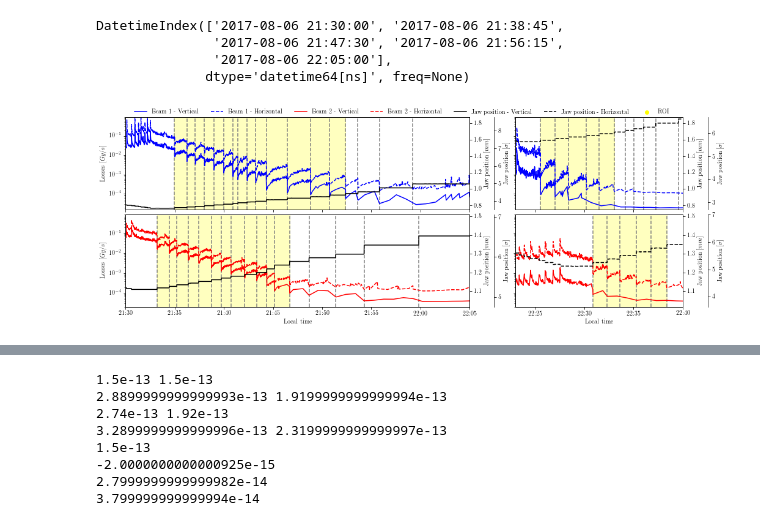
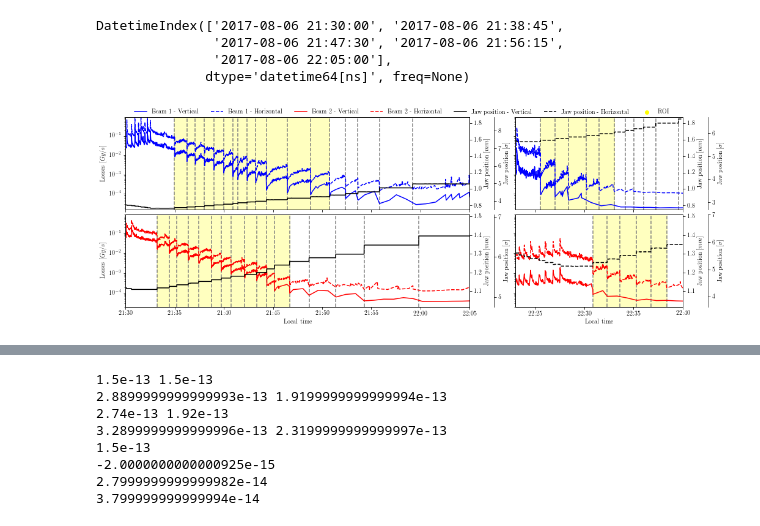
Before and after one commit to carlidel/collimator_scans, a Jupyter notebook: plots_and_tables.ipynb, the cells around one changed output, grey strips where cells are left out. Cells and saved outputs as stored; diff of their text form; code cells hidden in the pictures.

```diff
--- a/plots_and_tables.ipynb
+++ b/plots_and_tables.ipynb
@@ -300,11 +300,11 @@ ax3_bis.plot(global_datetime, b_func(global_t), color="black", linestyle="--")
 
 
 for i, v in enumerate(vals_loss_1_rs9):
-    color = "grey" if i != 0 and i != 14 else "grey"
+    color = "grey" if i != 0 and i != 13 else "grey"
     ax0.axvline(v, color=color, linestyle="--")
 
 ax0.fill_between(
-    [vals_loss_1_rs9.iloc[0], vals_loss_1_rs9.iloc[14]],
+    [vals_loss_1_rs9.iloc[0], vals_loss_1_rs9.iloc[13]],
     1.5e-5,
     1.1e1,
     color="yellow",
@@ -390,34 +390,34 @@ ax2_ter.set_ylabel("Jaw position $[\\sigma]$")
 
 ax3_ter.scatter([0], [0], label="ROI", color="yellow")
 
 fig.legend(bbox_to_anchor =(0.5, 1.03), loc='upper center', ncol=12, frameon=False)
 
 ax2_ter.yaxis.set_ticks([5.0, 6.0, 7.0])
 ax3_ter.yaxis.set_ticks([4.0, 5.0, 6.0, 7.0])
 
 
 #fig.autofmt_xdate(rotation=45)
 
 plt.tight_layout()
 plt.setp(ax0.get_xticklabels(), visible=False)
 plt.setp(ax1.get_xticklabels(), visible=False)
 
 plt.setp(ax1.get_yticklabels(), visible=False)
 plt.setp(ax3.get_yticklabels(), visible=False)
 
 plt.subplots_adjust(hspace=.05)
 plt.subplots_adjust(wspace=.18)
 
 ax0_ter.spines["right"].set_position(("axes", 1.07))
 ax2_ter.spines["right"].set_position(("axes", 1.07))
 ax1_ter.spines["right"].set_position(("axes", 1.15))
 ax3_ter.spines["right"].set_position(("axes", 1.15))
 
 plt.savefig("ipac_plots/first.pdf", bbox_inches="tight", pad_inches=0.1, dpi=300)
 plt.savefig("ipac_plots/first.png", bbox_inches="tight", pad_inches=0.1, dpi=300)
 plt.savefig("ipac_plots/first.jpg", bbox_inches="tight", pad_inches=0.1, dpi=300)
 # %% [output]
-[figure, old version]
+[figure, new version]
 # %%
 vals_loss_2_rs9.iloc[36:]
 # %% [output]
```
